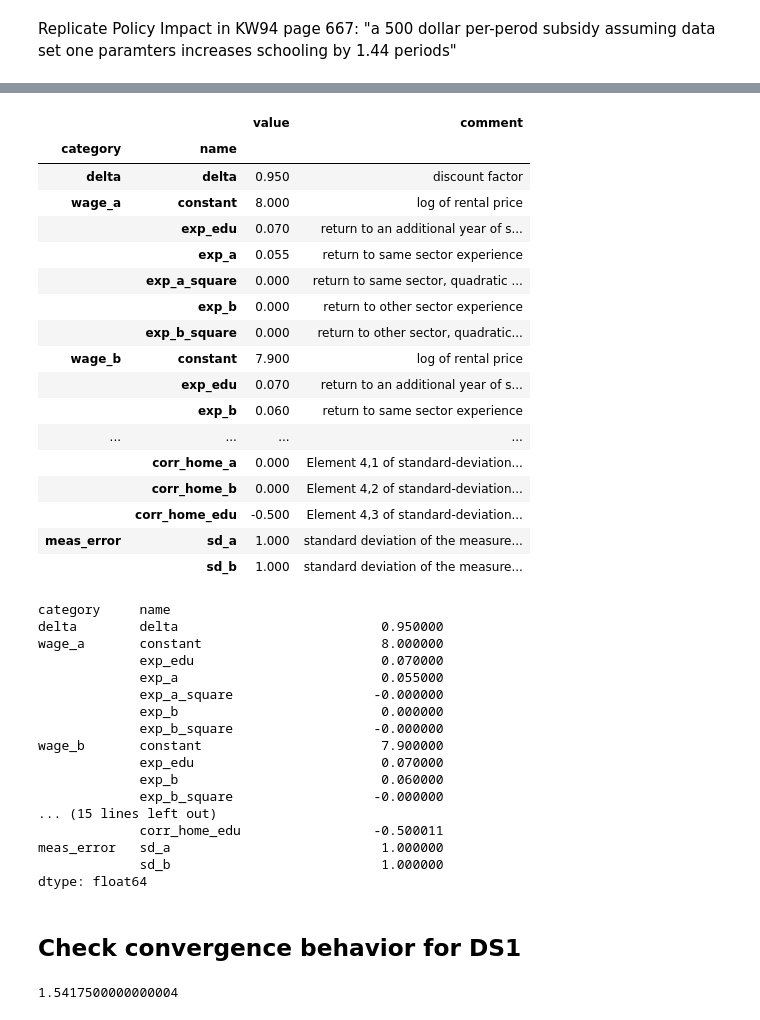
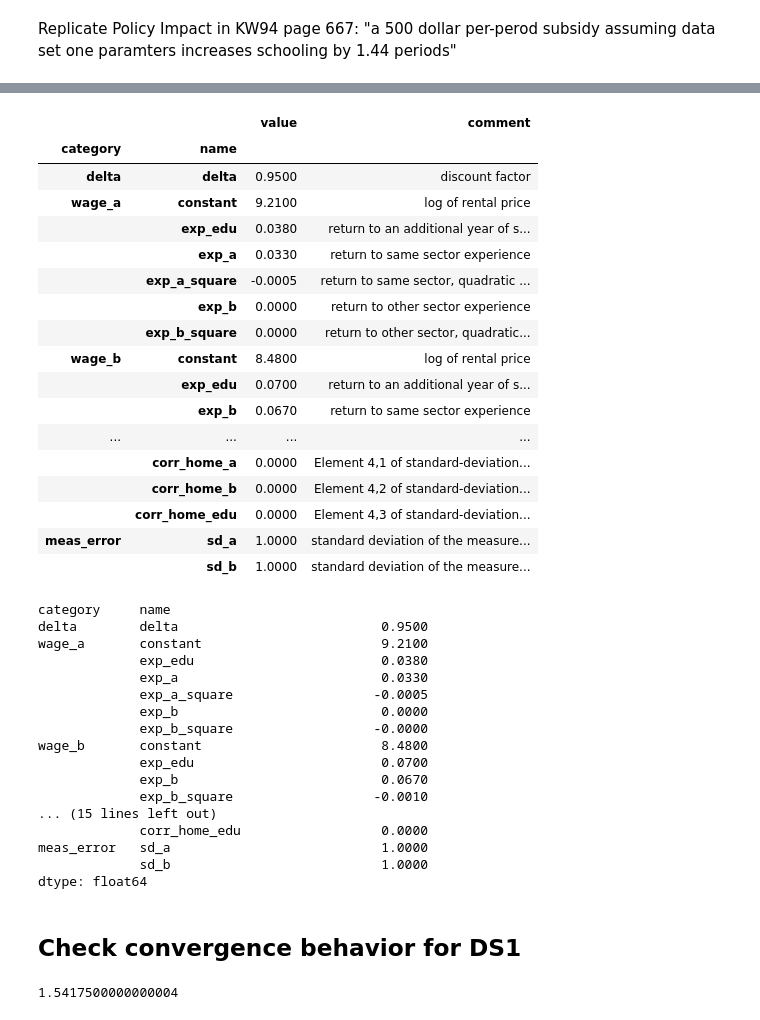
Before and after one commit to fagan2888/numerical-toolbox-uncertainty-quantification, a Jupyter notebook: uncertainty-quantification/sandbox.ipynb, the cells around one changed output, grey strips where cells are left out. Saved outputs shown, nothing was run; the diff lists cells and outputs as text; code cells hidden in the pictures.

```diff
--- a/uncertainty-quantification/sandbox.ipynb
+++ b/uncertainty-quantification/sandbox.ipynb
@@ -20,55 +16,55 @@ from python.convergence_plot import convergence_plot
 # %%
-params, options = rp.get_example_model("kw_94_three", with_data=False)
+params, options = rp.get_example_model("kw_94_one", with_data=False)
 params
 # %% [output]
 |  |  | value | comment |
 | category | name |  |  |
-| delta | delta | 0.950 | discount factor |
-| wage_a | constant | 8.000 | log of rental price |
-|  | exp_edu | 0.070 | return to an additional year of s... |
-|  | exp_a | 0.055 | return to same sector experience |
-|  | exp_a_square | 0.000 | return to same sector, quadratic ... |
-|  | exp_b | 0.000 | return to other sector experience |
-|  | exp_b_square | 0.000 | return to other sector, quadratic... |
-| wage_b | constant | 7.900 | log of rental price |
-|  | exp_edu | 0.070 | return to an additional year of s... |
-|  | exp_b | 0.060 | return to same sector experience |
+| delta | delta | 0.9500 | discount factor |
+| wage_a | constant | 9.2100 | log of rental price |
+|  | exp_edu | 0.0380 | return to an additional year of s... |
+|  | exp_a | 0.0330 | return to same sector experience |
+|  | exp_a_square | -0.0005 | return to same sector, quadratic ... |
+|  | exp_b | 0.0000 | return to other sector experience |
+|  | exp_b_square | 0.0000 | return to other sector, quadratic... |
+| wage_b | constant | 8.4800 | log of rental price |
+|  | exp_edu | 0.0700 | return to an additional year of s... |
+|  | exp_b | 0.0670 | return to same sector experience |
 | ... | ... | ... | ... |
-|  | corr_home_a | 0.000 | Element 4,1 of standard-deviation... |
-|  | corr_home_b | 0.000 | Element 4,2 of standard-deviation... |
-|  | corr_home_edu | -0.500 | Element 4,3 of standard-deviation... |
-| meas_error | sd_a | 1.000 | standard deviation of the measure... |
-|  | sd_b | 1.000 | standard deviation of the measure... |
+|  | corr_home_a | 0.0000 | Element 4,1 of standard-deviation... |
+|  | corr_home_b | 0.0000 | Element 4,2 of standard-deviation... |
+|  | corr_home_edu | 0.0000 | Element 4,3 of standard-deviation... |
+| meas_error | sd_a | 1.0000 | standard deviation of the measure... |
+|  | sd_b | 1.0000 | standard deviation of the measure... |
 # %%
-df = pd.read_csv("csv/table43_kw_94.csv", sep=",")
+df = pd.read_csv("csv/table41_kw_94.csv", sep=",")
 p = pd.Series(data=df["true"].values, index=df["parameter"].values)
-ds3 = transform_params_kw94_respy(p)
-ds3
+ds1 = transform_params_kw94_respy(p)
+ds1
 # %% [output]
 category     name
-delta        delta                          0.950000
-wage_a       constant                       8.000000
-             exp_edu                        0.070000
-             exp_a                          0.055000
-             exp_a_square                  -0.000000
-             exp_b                          0.000000
-             exp_b_square                  -0.000000
-wage_b       constant                       7.900000
-             exp_edu                        0.070000
-             exp_b                          0.060000
-             exp_b_square                  -0.000000
+delta        delta                          0.9500
+wage_a       constant                       9.2100
+             exp_edu                        0.0380
+             exp_a                          0.0330
+             exp_a_square                  -0.0005
+             exp_b                          0.0000
+             exp_b_square                  -0.0000
+wage_b       constant                       8.4800
+             exp_edu                        0.0700
+             exp_b                          0.0670
+             exp_b_square                  -0.0010
 ... (15 lines left out)
-             corr_home_edu                 -0.500011
-meas_error   sd_a                           1.000000
-             sd_b                           1.000000
+             corr_home_edu                  0.0000
+meas_error   sd_a                           1.0000
+             sd_b                           1.0000
 dtype: float64
 # %% [markdown]
 ## Check convergence behavior for DS1
 # %%
 params, options = rp.get_example_model("kw_94_one", with_data=False)
 # %%
-expected_qoi = model_wrapper_kw_94(params["value"].to_numpy())
+# compute expected qoi via respy.
+expected_qoi_respy = model_wrapper_kw_94(params["value"].to_numpy())
+expected_qoi_respy
+# %% [output]
+1.5417500000000004
-# %%
-expected_qoi
-# %% [output]
-1.5417500000000004
```
Also changed, not shown: parts of 7 cells of this notebook, 9 other files.
